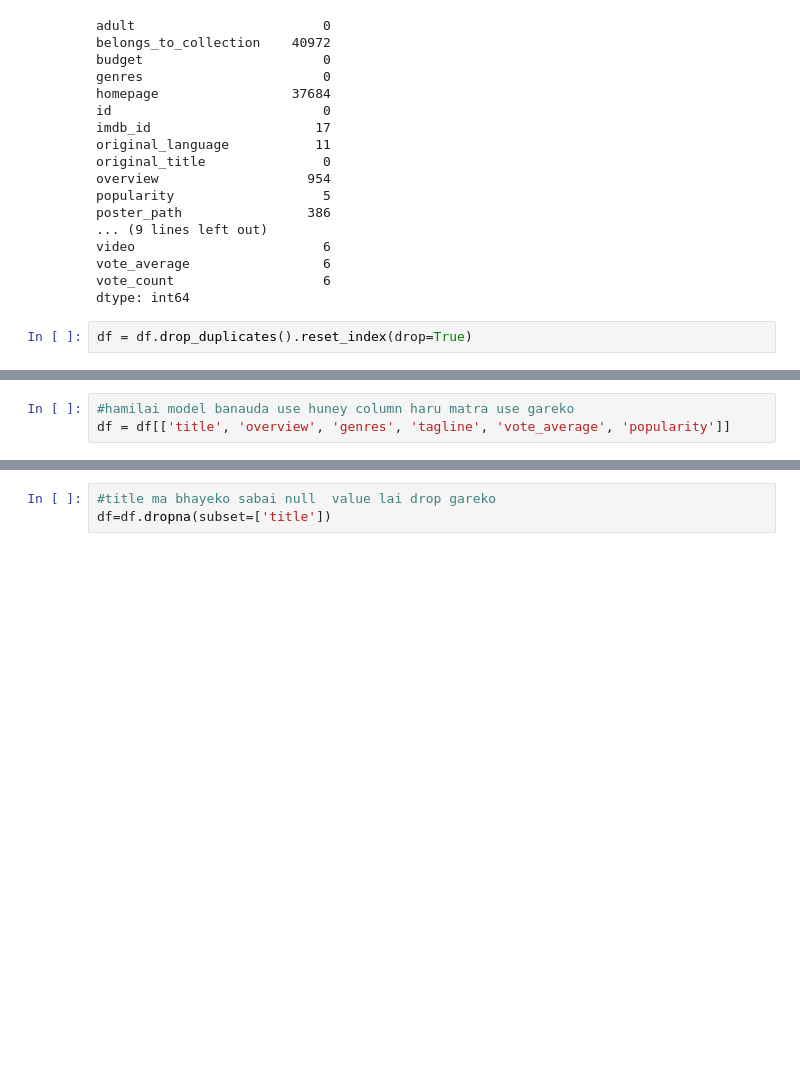
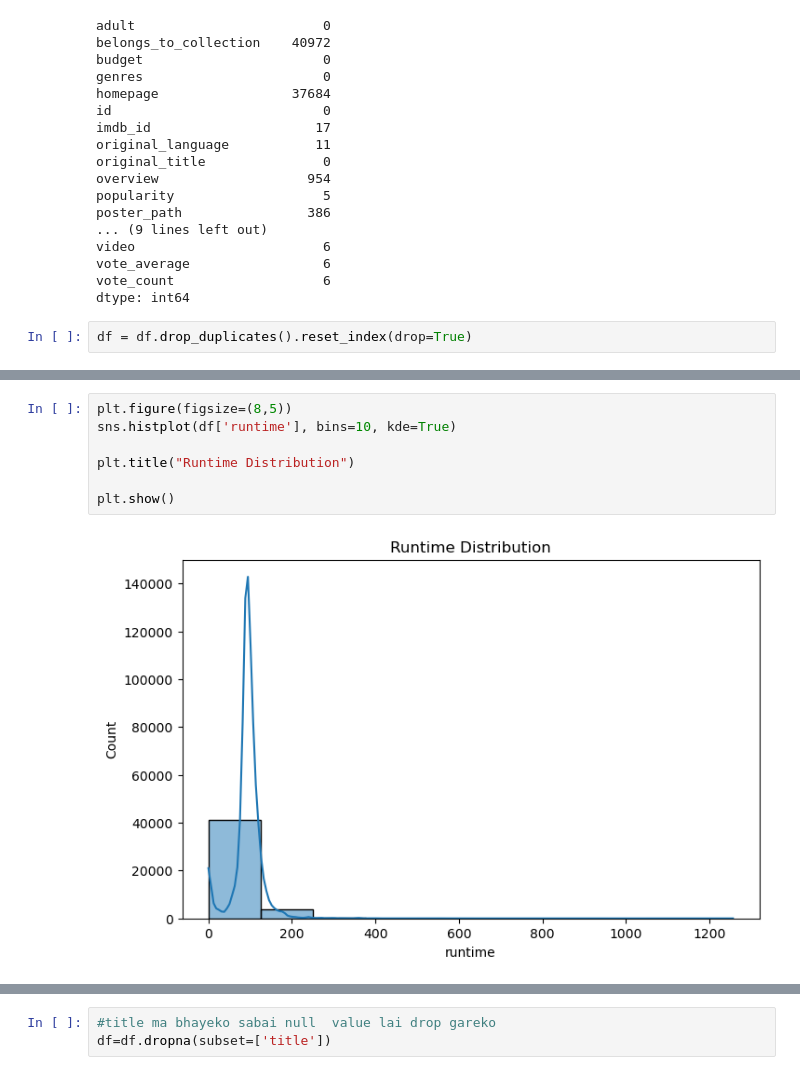
Before and after one commit to sulavg50-ux/Movie_Recommendation_ML, a Jupyter notebook: movies.ipynb, the cells around one changed output, grey strips where cells are left out. Drawn from its saved outputs; the diff is of its cells as text; blank space fills up the shorter version.

```diff
--- a/movies.ipynb
+++ b/movies.ipynb
@@ -76,3 +90,9 @@ df = df.drop_duplicates().reset_index(drop=True)
 # %%
-#hamilai model banauda use huney column haru matra use gareko
-df = df[['title', 'overview', 'genres', 'tagline', 'vote_average', 'popularity']]
+plt.figure(figsize=(8,5))
+sns.histplot(df['runtime'], bins=10, kde=True)
+
+plt.title("Runtime Distribution")
+
+plt.show()
+# %% [output]
+[figure, added]
```
Also changed, not shown: parts of 27 cells of this notebook.
